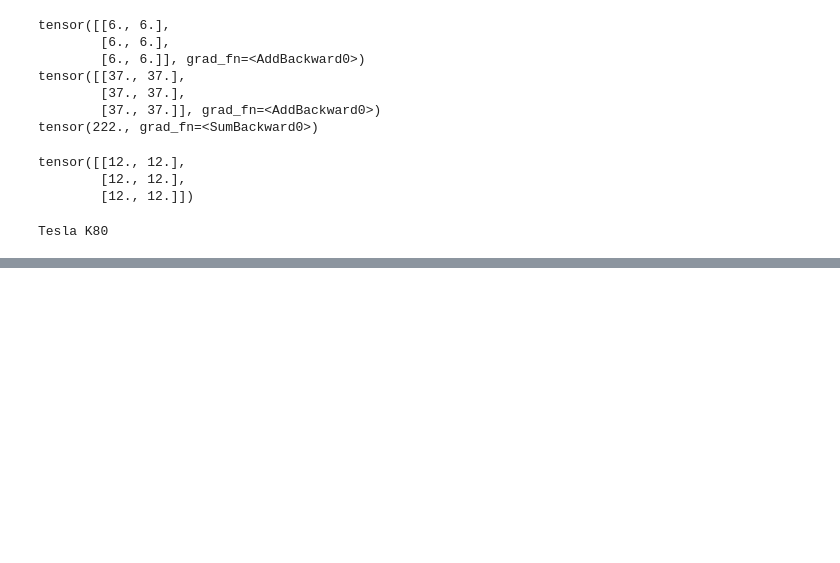
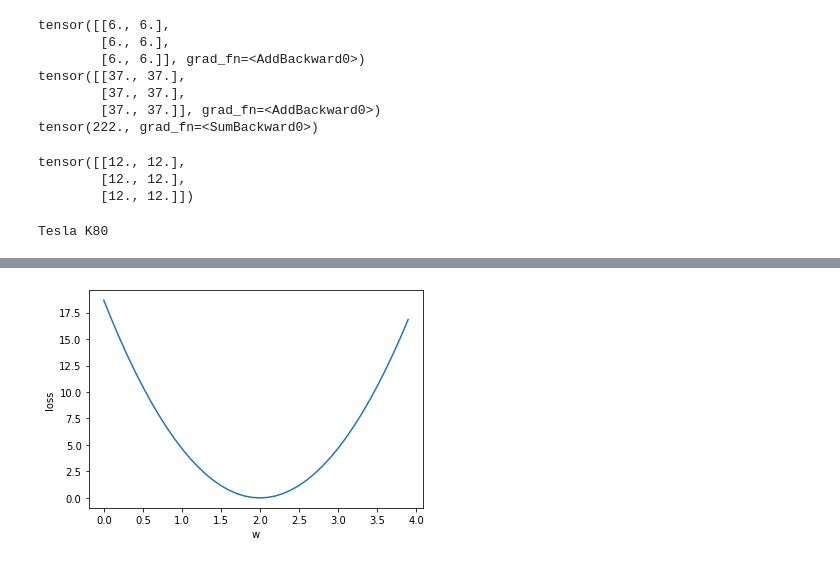
Before and after one commit to SIDED00R/SIDED00R, a Jupyter notebook: 5주차_실전기계.ipynb, the cells around one changed output, grey strips where cells are left out. Cells and saved outputs as stored; diff of their text form; code cells hidden in the pictures; blank space fills up the shorter version.

```diff
--- a/5주차_실전기계.ipynb
+++ b/5주차_실전기계.ipynb
@@ -162,0 +178,22 @@ Tesla K80
+# %%
+def forward(x):
+  return x*w
+def loss(x,y):
+  y_pred=forward(x)
+  return (y_pred-y)*(y_pred-y)
+w_list=[]
+mse_list=[]
+for w in np.arange(0,4,0.1):
+  l_sum=0
+  for x_val,y_val in zip(x_data,y_data):
+    y_pred_val=forward(x_val)
+    l=loss(x_val,y_val)
+    l_sum+=l
+  w_list.append(w)
+  mse_list.append(l_sum/3)
+plt.plot(w_list,mse_list)
+plt.ylabel('loss')
+plt.xlabel('w')
+plt.show()
+# %% [output]
+[figure, added]
```
Also changed, not shown: parts of 2 cells of this notebook.
